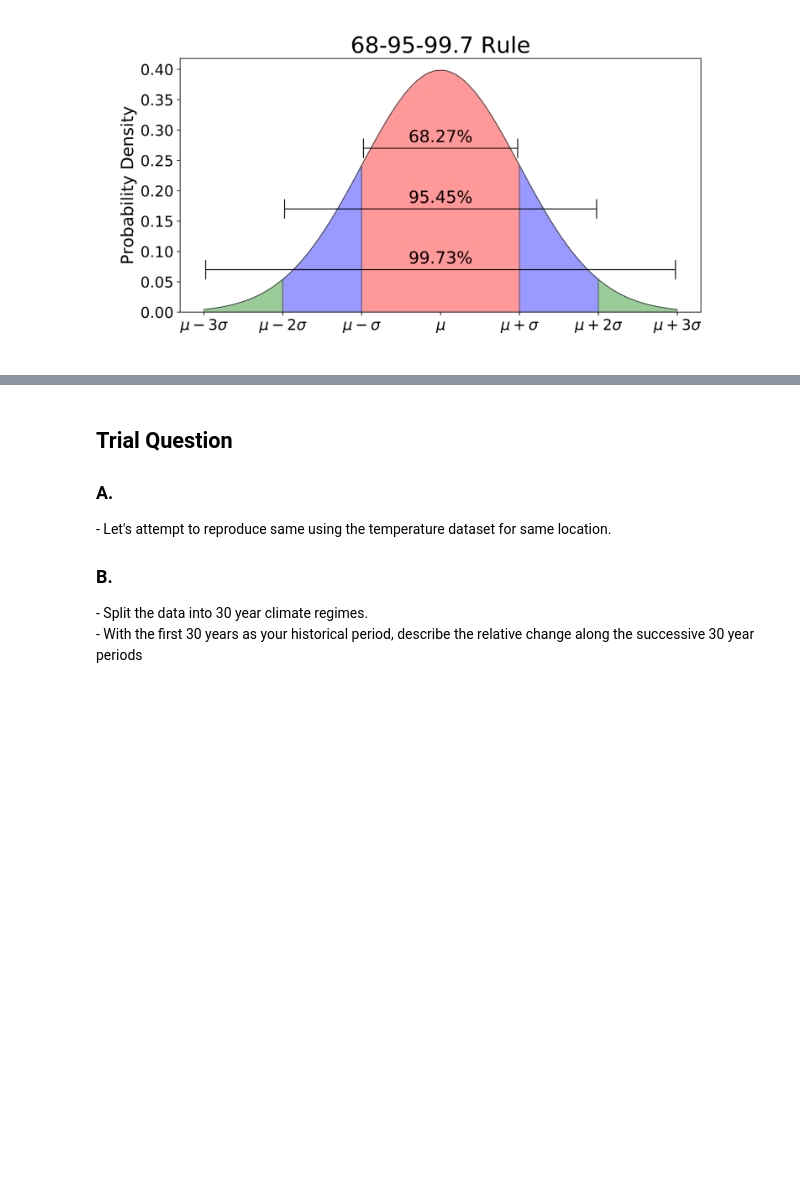
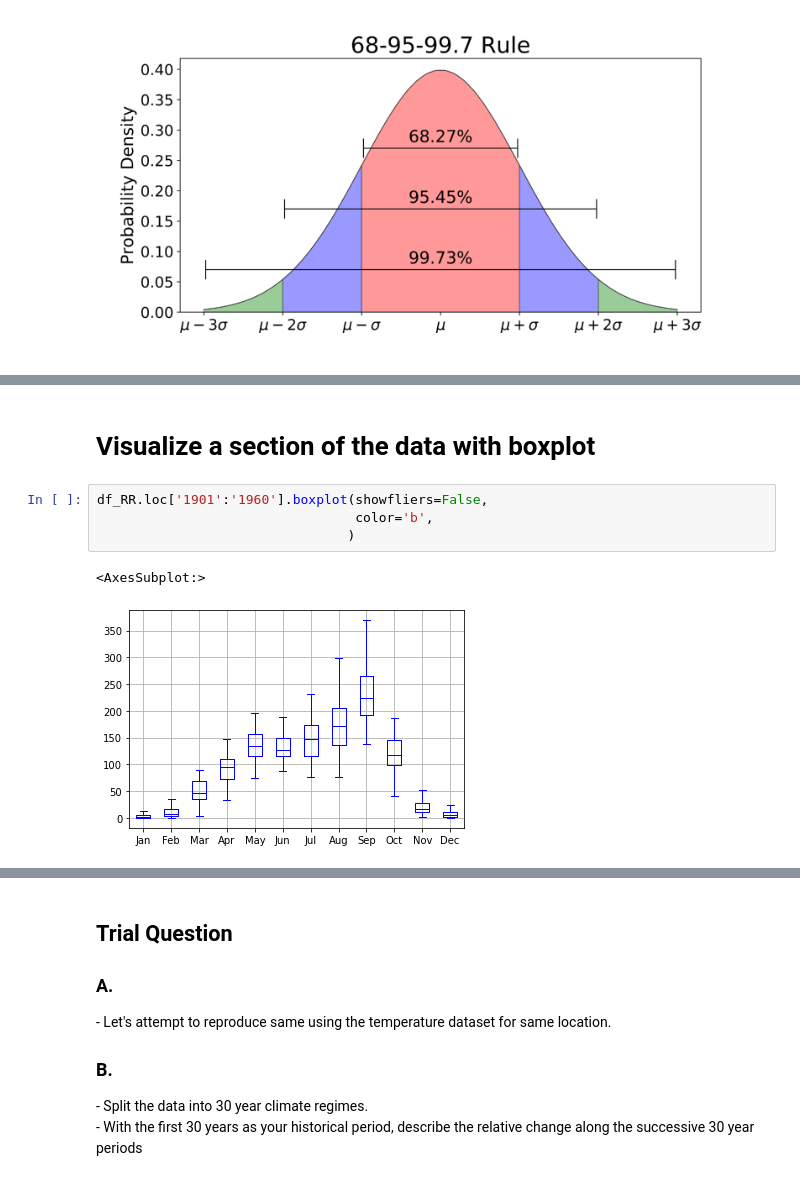
Before and after one commit to jeffjay88/WASCAL_SCourse_Statistics_2022, a Jupyter notebook: SCourse_Data_Statistics.ipynb, the cells around one changed output, grey strips where cells are left out. Saved outputs shown, nothing was run; the diff lists cells and outputs as text; blank space fills up the shorter version.

```diff
--- a/SCourse_Data_Statistics.ipynb
+++ b/SCourse_Data_Statistics.ipynb
@@ -244,3 +302,12 @@ df_RR
+# %% [markdown]
+# Visualize a section of the data with boxplot
+# %%
+df_RR.loc['1901':'1960'].boxplot(showfliers=False,
+                                 color='b',
+                                )
+# %% [output]
+<AxesSubplot:>
+[figure, added]
 # %%
 fig, ax = plt.subplots(figsize=(9,4))
 df_RR.loc['1901':'1960'].boxplot(showfliers=False, color='b', positions=np.arange(len(df_RR.columns))-0.15, widths=0.3, ax=ax)
```
Also changed, not shown: parts of 89 cells of this notebook.
